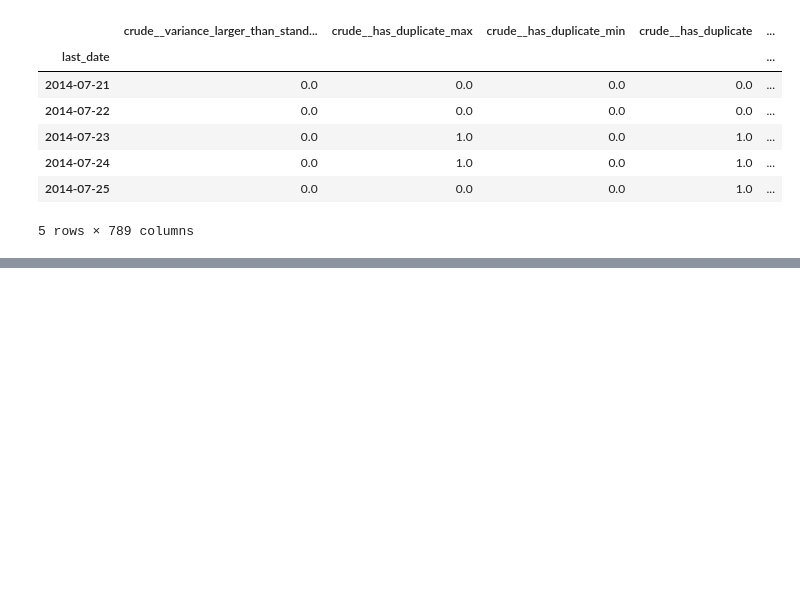
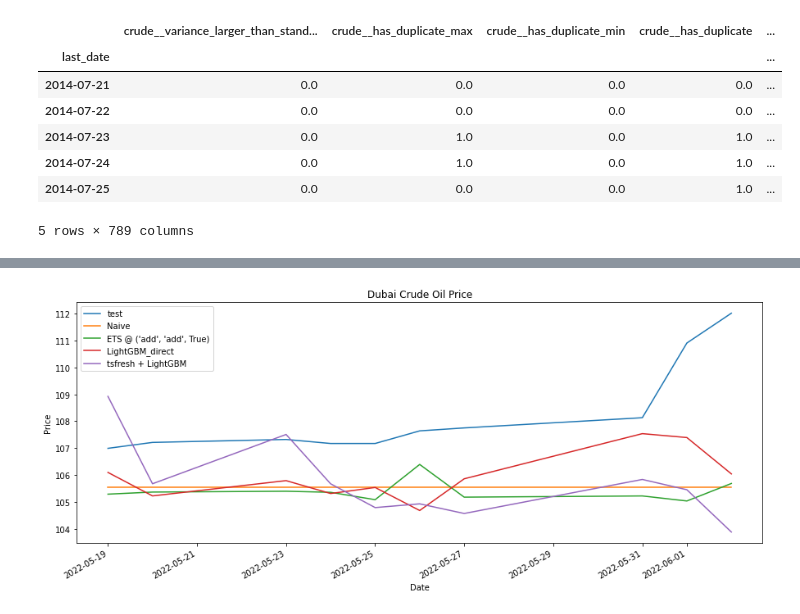
Before and after one commit to joaqsgonzales/tsa_final_project, a Jupyter notebook: tsFresh with Machine Learning Models.ipynb, the cells around one changed output, grey strips where cells are left out. Cells and saved outputs as stored; diff of their text form; code cells hidden in the pictures; blank space fills up the shorter version.

```diff
--- a/tsFresh with Machine Learning Models.ipynb
+++ b/tsFresh with Machine Learning Models.ipynb
@@ -611,0 +530,4 @@ error_metrics()
+# %%
+plot_forecast()
+# %% [output]
+[figure, added]
```
Also changed, not shown: parts of 40 cells of this notebook.
